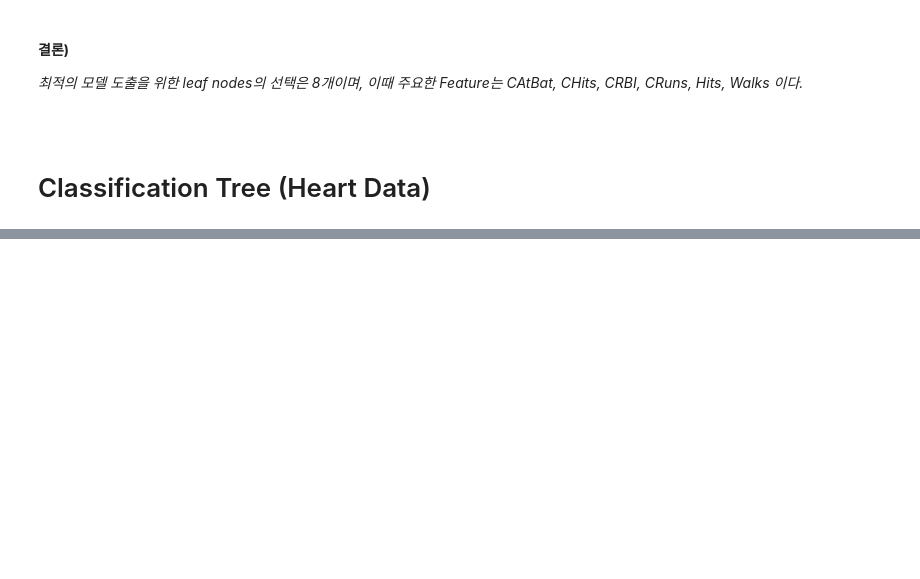
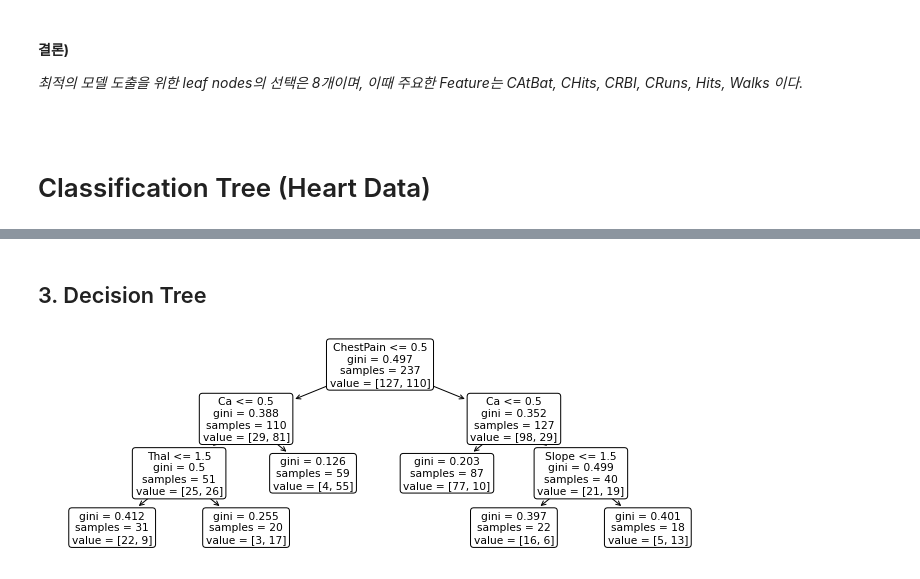
Before and after one commit to iss760/machine-learning, a Jupyter notebook: model/decision_tree.ipynb, the cells around one changed output, grey strips where cells are left out. Drawn from its saved outputs; the diff is of its cells as text; code cells hidden in the pictures; blank space fills up the shorter version.

Commit message:
Add classification tree part

```diff
--- a/model/decision_tree.ipynb
+++ b/model/decision_tree.ipynb
@@ -256,0 +295,4 @@ print(y_pred)
+# %%
+# Null 값 데이터 제거
+heart_data = heart_data.dropna()
+heart_data.shape
@@ -256,0 +301,9 @@ print(y_pred)
+# %%
+# X, y갑 분할
+X = heart_data[heart_data.columns.difference(['AHD'])]
+y = heart_data['AHD']
+
+# 학습, 테스트 데이터 분할
+X_train, X_test, y_train, y_test = train_test_split(X, y, random_state=123, test_size=0.2)
+print(X_train.shape, y_train.shape)
+print(X_test.shape, y_test.shape)
@@ -256,0 +313,12 @@ print(y_pred)
+# %%
+# label encoding
+le = preprocessing.LabelEncoder()
+X_train_lb = X_train.copy()
+X_test_lb = X_test.copy()
+
+X_train_lb['ChestPain'] = le.fit_transform(X_train_lb['ChestPain'])
+X_train_lb['Thal'] = le.fit_transform(X_train_lb['Thal'])
+X_test_lb['ChestPain'] = le.fit_transform(X_test_lb['ChestPain'])
+X_test_lb['Thal'] = le.fit_transform(X_test_lb['Thal'])
+
+X_train_lb.head(3)
@@ -256,0 +344,5 @@ print(y_pred)
+# %%
+# y데이터 가공
+y_train = y_train.apply(lambda x: 1 if x.strip() == 'Yes' else 0)
+y_test = y_test.apply(lambda x: 1 if x.strip() == 'Yes' else 0)
+y_train
@@ -256,0 +362,15 @@ print(y_pred)
+# %% [markdown]
+## 3. Decision Tree
+# %%
+# label encoding 방식 X변수의 Decision Tree 학습
+regr_tree_lb = tree.DecisionTreeClassifier(max_leaf_nodes=6, random_state=7)
+regr_tree_lb.fit(X_train_lb, y_train)
+
+# 트리 구조 시각화
+plt.figure(figsize=(12, 4))
+tree.plot_tree(regr_tree_lb,
+               feature_names=X_train_lb.columns,
+               rounded=True)
+plt.show()
+# %% [output]
+[figure, added]
```
Also changed, not shown: parts of 16 cells of this notebook, 1 other file.
